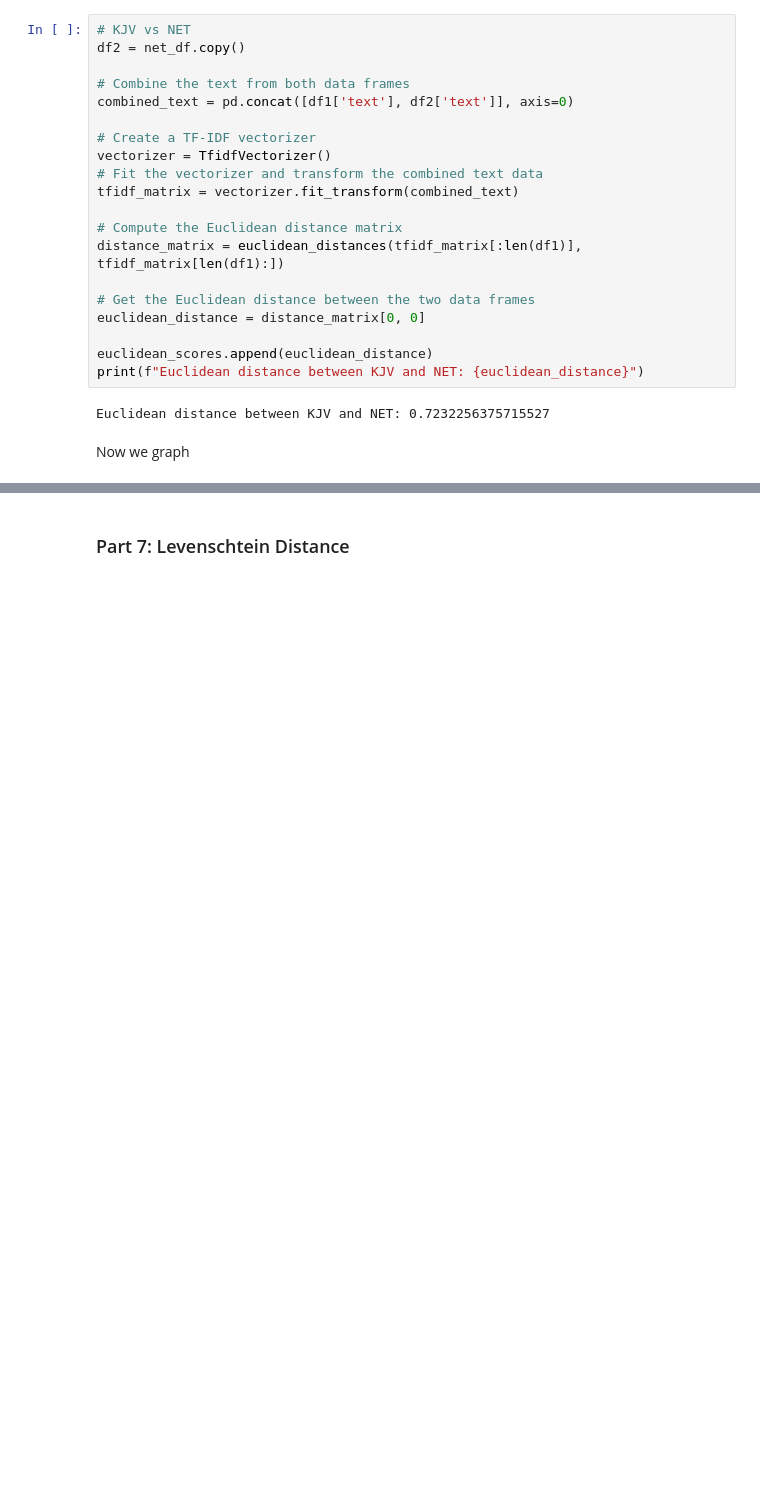
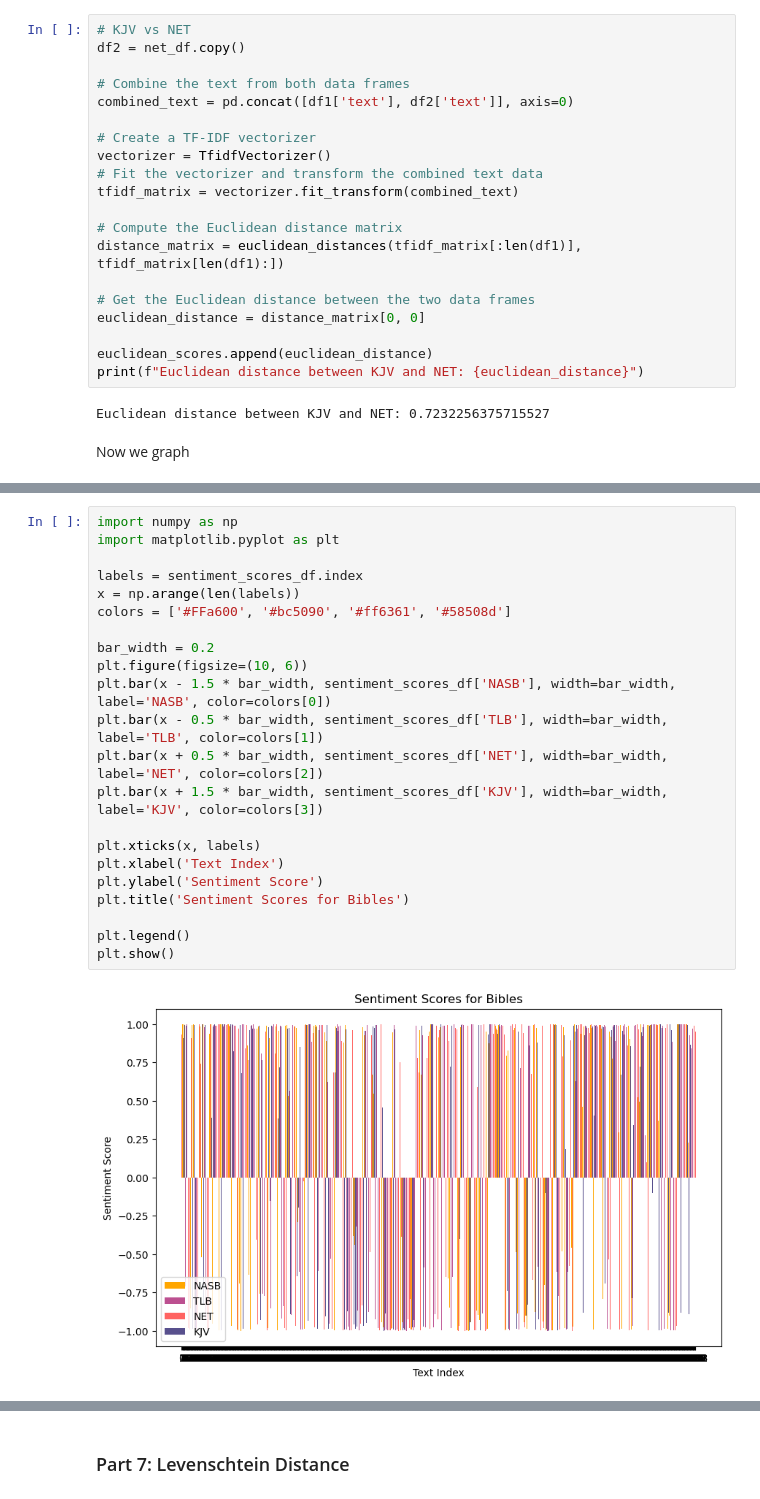
Before and after one commit to arianwyn-frank/PFTA-Final, a Jupyter notebook: Bible Final.ipynb, the cells around one changed output, grey strips where cells are left out. Drawn from its saved outputs; the diff is of its cells as text; blank space fills up the shorter version.

```diff
--- a/Bible Final.ipynb
+++ b/Bible Final.ipynb
@@ -589,0 +532,24 @@ we will be looking into this during our close-reading.
+# %%
+import numpy as np
+import matplotlib.pyplot as plt
+
+labels = sentiment_scores_df.index
+x = np.arange(len(labels))
+colors = ['#FFa600', '#bc5090', '#ff6361', '#58508d']
+
+bar_width = 0.2
+plt.figure(figsize=(10, 6))
+plt.bar(x - 1.5 * bar_width, sentiment_scores_df['NASB'], width=bar_width, label='NASB', color=colors[0])
+plt.bar(x - 0.5 * bar_width, sentiment_scores_df['TLB'], width=bar_width, label='TLB', color=colors[1])
+plt.bar(x + 0.5 * bar_width, sentiment_scores_df['NET'], width=bar_width, label='NET', color=colors[2])
+plt.bar(x + 1.5 * bar_width, sentiment_scores_df['KJV'], width=bar_width, label='KJV', color=colors[3])
+
+plt.xticks(x, labels)
+plt.xlabel('Text Index')
+plt.ylabel('Sentiment Score')
+plt.title('Sentiment Scores for Bibles')
+
+plt.legend()
+plt.show()
+# %% [output]
+[figure, added]
```
Also changed, not shown: parts of 36 cells of this notebook, 9 other files.
